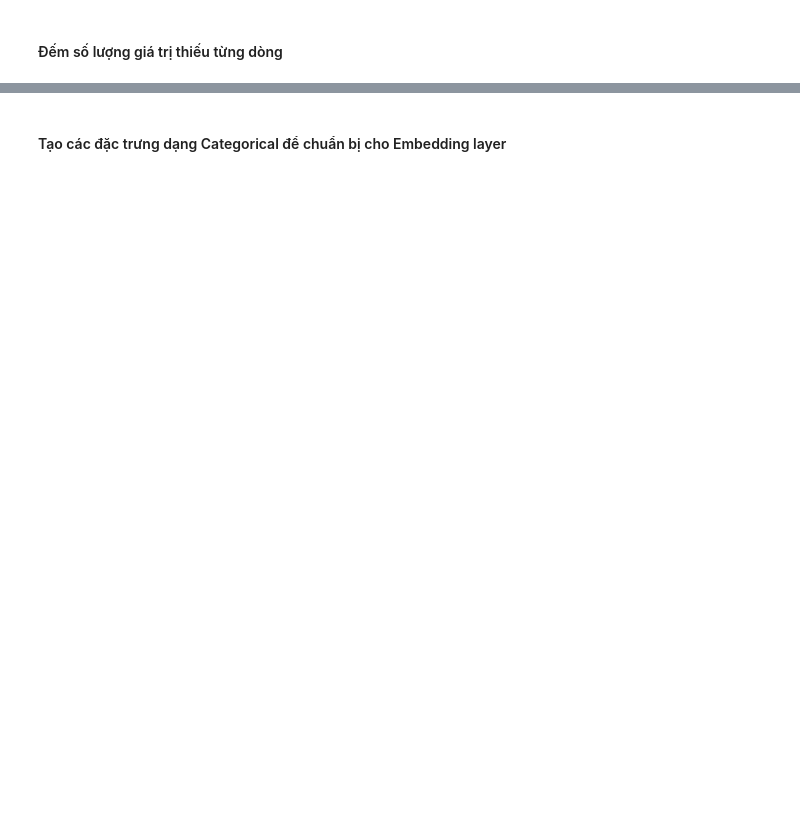
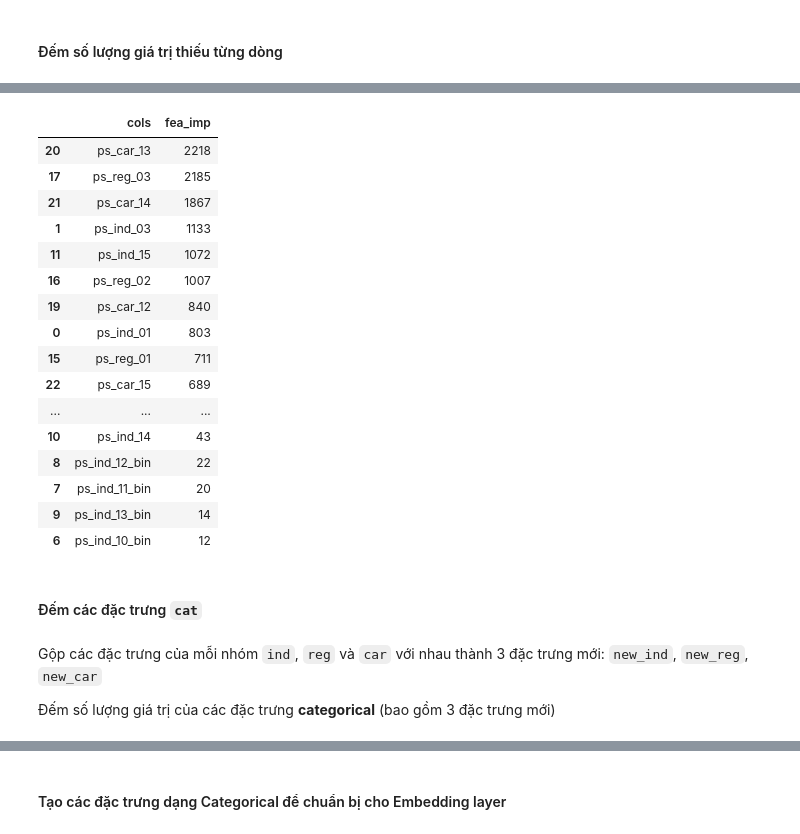
Before and after one commit to PhamVietXuan/kaggle-porto-seguro, a Jupyter notebook: Report.ipynb, the cells around one changed output, grey strips where cells are left out. Drawn from its saved outputs; the diff is of its cells as text; code cells hidden in the pictures; blank space fills up the shorter version.

```diff
--- a/Report.ipynb
+++ b/Report.ipynb
@@ -904,0 +872,33 @@ X_test = scaler.transform(X_test.toarray())
+# %%
+num_feaimp = ['ps_ind_01',
+ 'ps_ind_03',
+ 'ps_ind_06_bin',
+ 'ps_ind_07_bin',
+ 'ps_ind_08_bin',
+ 'ps_ind_09_bin',
+ 'ps_ind_10_bin',
+ 'ps_ind_11_bin',
+ 'ps_ind_12_bin',
+ 'ps_ind_13_bin',
+ 'ps_ind_14',
+ 'ps_ind_15',
+ 'ps_ind_16_bin',
+ 'ps_ind_17_bin',
+ 'ps_ind_18_bin',
+ 'ps_reg_01',
+ 'ps_reg_02',
+ 'ps_reg_03',
+ 'ps_car_11',
+ 'ps_car_12',
+ 'ps_car_13',
+ 'ps_car_14',
+ 'ps_car_15']
+# %%
+X_feaimp = train[num_feaimp]
+# %%
+params_feaimp = {'objective': 'binary',
+          'verbosity': 0,
+          'num_boost_round': 1000,
+          'num_leaves': 15,
+          'seed': 0
+          }
@@ -904,0 +911,28 @@ X_test = scaler.transform(X_test.toarray())
+# %%
+fea_imp = pd.DataFrame({'cols':num_feaimp, 'fea_imp':gbm.feature_importances_})
+fea_imp.loc[fea_imp.fea_imp > 0].sort_values(by=['fea_imp'], ascending = False)
+# %% [output]
+|  | cols | fea_imp |
+| 20 | ps_car_13 | 2218 |
+| 17 | ps_reg_03 | 2185 |
+| 21 | ps_car_14 | 1867 |
+| 1 | ps_ind_03 | 1133 |
+| 11 | ps_ind_15 | 1072 |
+| 16 | ps_reg_02 | 1007 |
+| 19 | ps_car_12 | 840 |
+| 0 | ps_ind_01 | 803 |
+| 15 | ps_reg_01 | 711 |
+| 22 | ps_car_15 | 689 |
+| ... | ... | ... |
+| 10 | ps_ind_14 | 43 |
+| 8 | ps_ind_12_bin | 22 |
+| 7 | ps_ind_11_bin | 20 |
+| 9 | ps_ind_13_bin | 14 |
+| 6 | ps_ind_10_bin | 12 |
+# %% [markdown]
+#### Đếm các đặc trưng `cat`
+# %% [markdown]
+
+Gộp các đặc trưng của mỗi nhóm `ind`, `reg` và `car` với nhau thành 3 đặc trưng mới: `new_ind`, `new_reg`, `new_car`
+
+Đếm số lượng giá trị của các đặc trưng **categorical** (bao gồm 3 đặc trưng mới)
```
Also changed, not shown: parts of 140 cells of this notebook, 16 other files.
